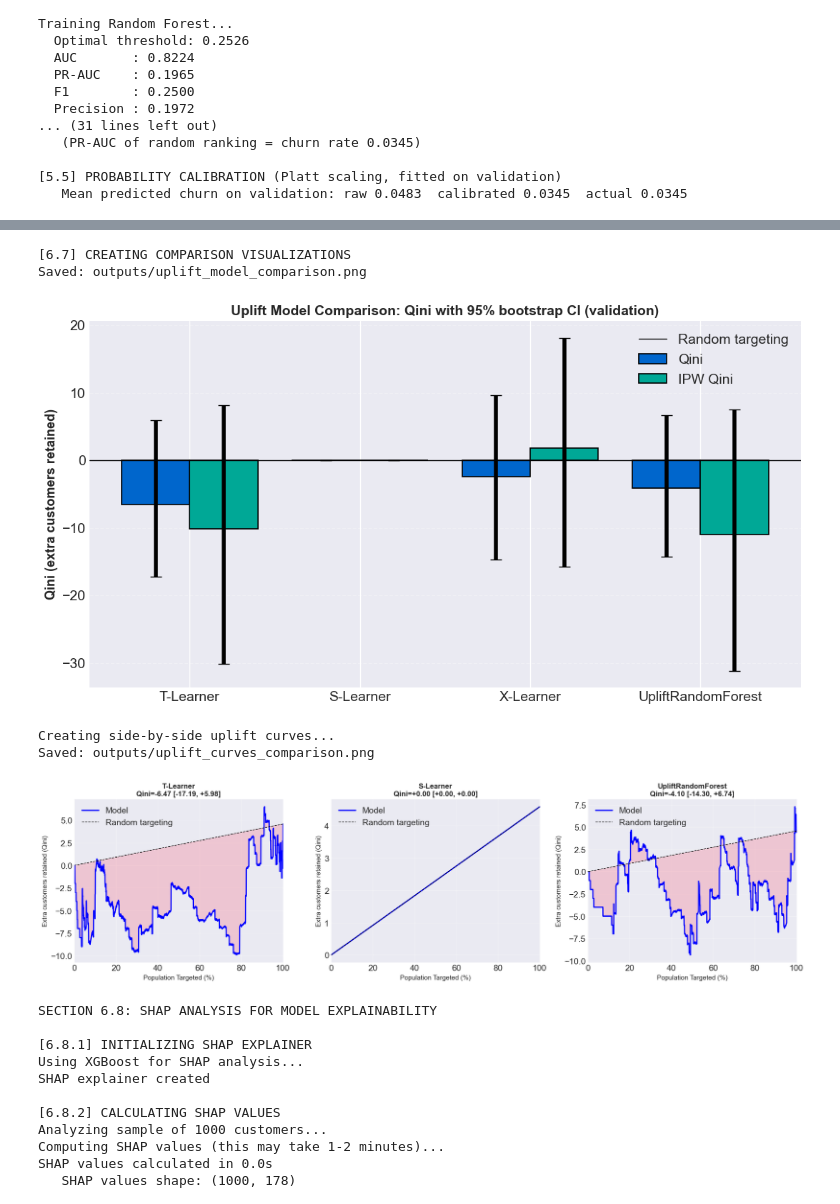
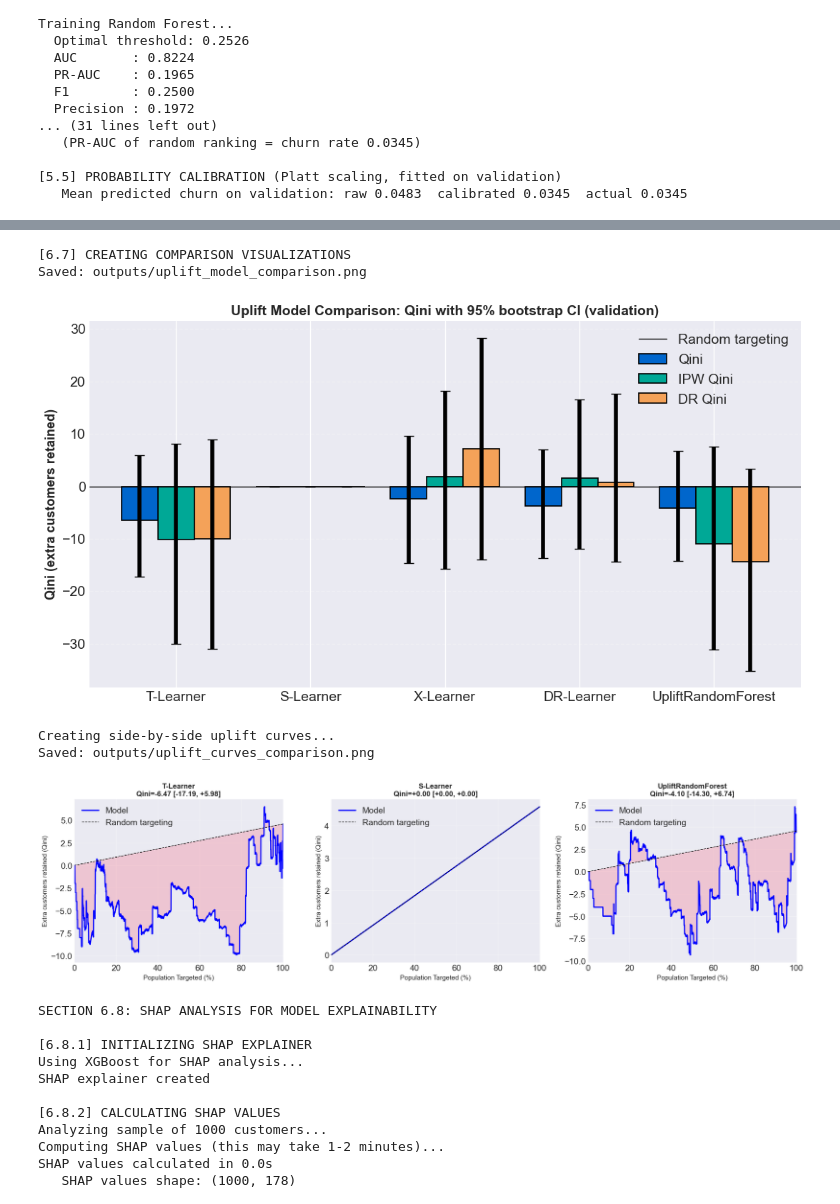
Before and after one commit to atrearyanuf/Churn-Prediction-and-Recommendation-System-with-Uplift-Modeling, a Jupyter notebook: Churn_Uplift_COMPLETE.ipynb, the cells around one changed output, grey strips where cells are left out. Drawn from its saved outputs; the diff is of its cells as text; code cells hidden in the pictures.

```diff
--- a/Churn_Uplift_COMPLETE.ipynb
+++ b/Churn_Uplift_COMPLETE.ipynb
@@ -121,18 +120,10 @@ print("SECTION 3: DATA PREPROCESSING")
 
 print("[3.1] ENCODING CATEGORICAL FEATURES")
 
-# Create a copy for processing
-df_processed = df.copy()
-
-# Encode FACTOR columns
-label_encoders = {}
-
+# Encode FACTOR columns (shared with the pipeline: functions/models.py)
+df_processed, label_encoders = encode_factors(df)
 for col in factor_cols:
-    print(f"Encoding {col}... ", end='')
-    le = LabelEncoder()
-    df_processed[col] = le.fit_transform(df_processed[col].astype(str))
-    label_encoders[col] = le
-    print(f" ({len(le.classes_)} categories)")
+    print(f"Encoding {col}...  ({len(label_encoders[col].classes_)} categories)")
 
 print(f"\n Encoded {len(factor_cols)} categorical features")
 
@@ -704,15 +683,9 @@ SECTION 6.5: MODEL SELECTION BY REPEATED CROSS-VALIDATION
 print('SECTION 6.6: META-LEARNERS VS NATIVE UPLIFT TREES COMPARISON')
 print('=' * 70)
 
-from causalml.inference.tree import UpliftRandomForestClassifier
-
 print('[6.6.1] TRAINING NATIVE UPLIFT RANDOM FOREST (train set, no oversampling)')
 
-uplift_rf = UpliftRandomForestClassifier(
-    n_estimators=100, max_depth=8, min_samples_leaf=50,
-    evaluationFunction='KL', control_name='0',
-    random_state=RANDOM_STATE
-)
+uplift_rf = make_uplift_forest(RANDOM_STATE)   # functions/models.py
 
 import time as _time
 _t0 = _time.time()
@@ -722,23 +695,25 @@ print(f'  Training completed in {_time.time()-_t0:.1f}s')
 uplift_native = retention_uplift(uplift_rf.predict(X_val_scaled))
 
 print('\n[6.6.2] EVALUATING NATIVE UPLIFT MODEL (VALIDATION SET)')
-urf_result = report_uplift('UpliftRandomForest', uplift_native, y_val, t_val, ipw_val)
+urf_result = report_uplift('UpliftRandomForest', uplift_native, y_val, t_val, ipw_val, effects_val)
 
 print('\n[6.6.3] FULL MODEL COMPARISON (VALIDATION SET)')
 model_types = {'T-Learner': 'Meta-Learner', 'S-Learner': 'Meta-Learner',
-               'X-Learner': 'Meta-Learner', 'UpliftRandomForest': 'Native Uplift Tree'}
+               'X-Learner': 'Meta-Learner', 'DR-Learner': 'Meta-Learner',
+               'UpliftRandomForest': 'Native Uplift Tree'}
 comparison_results = pd.DataFrame([
     {'Model': name, 'Type': model_types[name],
      'Base': 'Built-in' if name == 'UpliftRandomForest' else 'XGBoost',
      'Qini': r['qini'], 'Qini CI low': r['qini_low'], 'Qini CI high': r['qini_high'],
      'IPW Qini': r['ipw_qini'], 'IPW CI low': r['ipw_qini_low'], 'IPW CI high': r['ipw_qini_high'],
+     'DR Qini': r['dr_qini'], 'DR CI low': r['dr_qini_low'], 'DR CI high': r['dr_qini_high'],
      'Mean Retention Uplift': float(r['uplift'].mean()),
      'Std Retention Uplift':  float(r['uplift'].std())}
     for name, r in {**eval_results, 'UpliftRandomForest': urf_result}.items()
 ])
 print(comparison_results.to_string(index=False))
 
-for col in ('Qini', 'IPW'):
+for col in ('Qini', 'IPW', 'DR'):
     beats_random = comparison_results.loc[comparison_results[f'{col} CI low'] > 0, 'Model'].tolist()
     print(f'  Models whose {col} CI excludes 0: {beats_random or "none"}')
 
@@ -775,12 +752,13 @@ print("[6.7] CREATING COMPARISON VISUALIZATIONS")
 fig, ax = plt.subplots(figsize=(11, 6))
 names = comparison_results['Model'].tolist()
 x = np.arange(len(names))
-for offset, col, low, high, color in [(-0.2, 'Qini', 'Qini CI low', 'Qini CI high', '#0066CC'),
-                                      (+0.2, 'IPW Qini', 'IPW CI low', 'IPW CI high', '#00A896')]:
+for offset, col, low, high, color in [(-0.27, 'Qini', 'Qini CI low', 'Qini CI high', '#0066CC'),
+                                      (0.0, 'IPW Qini', 'IPW CI low', 'IPW CI high', '#00A896'),
+                                      (+0.27, 'DR Qini', 'DR CI low', 'DR CI high', '#F4A259')]:
     vals = comparison_results[col].to_numpy()
     err = np.vstack([vals - comparison_results[low].to_numpy(),
                      comparison_results[high].to_numpy() - vals])
-    ax.bar(x + offset, vals, width=0.4, yerr=err, capsize=6, color=color,
+    ax.bar(x + offset, vals, width=0.27, yerr=err, capsize=5, color=color,
            edgecolor='black', linewidth=1.2, label=col)
 ax.set_xticks(x, names)
 ax.axhline(0, color='black', linewidth=1, label='Random targeting')
@@ -788,34 +766,34 @@ ax.set_ylabel('Qini (extra customers retained)', fontsize=13, fontweight='bold')
 ax.set_title('Uplift Model Comparison: Qini with 95% bootstrap CI (validation)',
              fontsize=14, fontweight='bold')
 ax.grid(axis='y', alpha=0.3, linestyle='--')
 ax.legend(loc='upper right')
 
 plt.tight_layout()
 plt.savefig(output_dir / 'uplift_model_comparison.png',
             dpi=300, bbox_inches='tight', facecolor='white')
 print(f"Saved: {output_dir / 'uplift_model_comparison.png'}")
 plt.show()
 
 # -- Side-by-side Qini curves --------------------------------------------------
 print("\nCreating side-by-side uplift curves...")
 
 fig, axes = plt.subplots(1, 3, figsize=(18, 5))
 plot_uplift_curve(y_val, uplift_t,      t_val, axes[0],
                   f'T-Learner\n{qini_label(eval_results["T-Learner"])}')
 plot_uplift_curve(y_val, uplift_s,      t_val, axes[1],
                   f'S-Learner\n{qini_label(eval_results["S-Learner"])}')
 plot_uplift_curve(y_val, uplift_native, t_val, axes[2],
                   f'UpliftRandomForest\n{qini_label(urf_result)}')
 
 plt.tight_layout()
 plt.savefig(output_dir / 'uplift_curves_comparison.png',
             dpi=300, bbox_inches='tight', facecolor='white')
 print(f"Saved: {output_dir / 'uplift_curves_comparison.png'}")
 plt.show()
 # %% [output]
 [6.7] CREATING COMPARISON VISUALIZATIONS
 Saved: outputs/uplift_model_comparison.png
-[figure, old version]
+[figure, new version]
 Creating side-by-side uplift curves...
 Saved: outputs/uplift_curves_comparison.png
 [figure]
```
Also changed, not shown: parts of 9 cells of this notebook, 3 other files.
